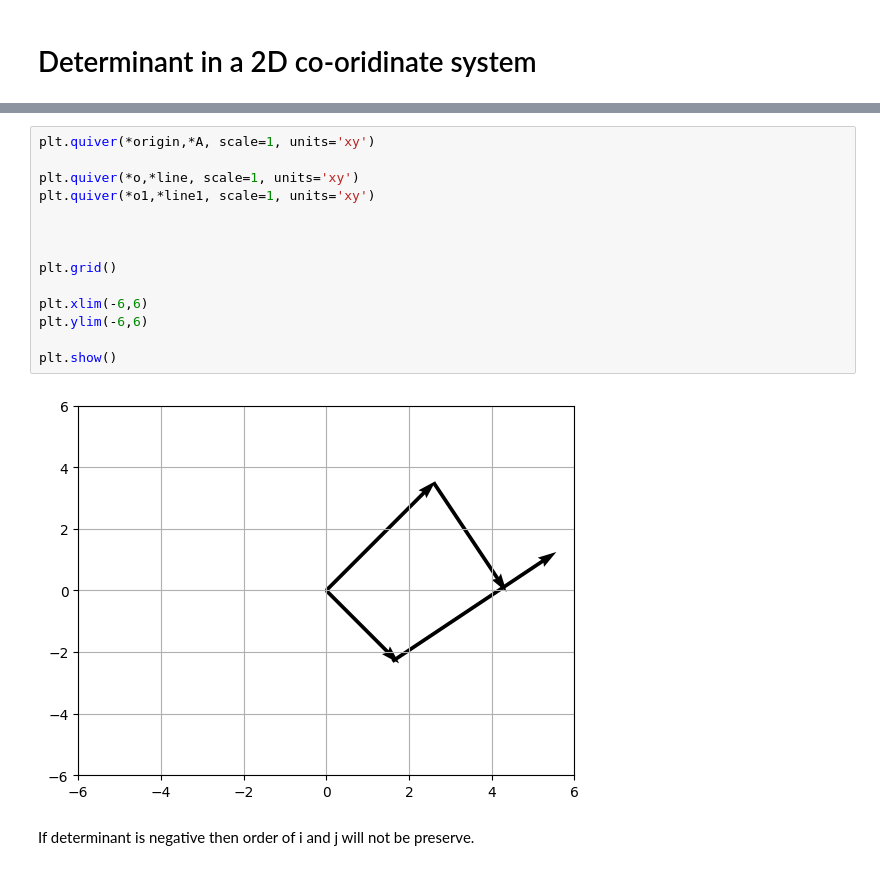
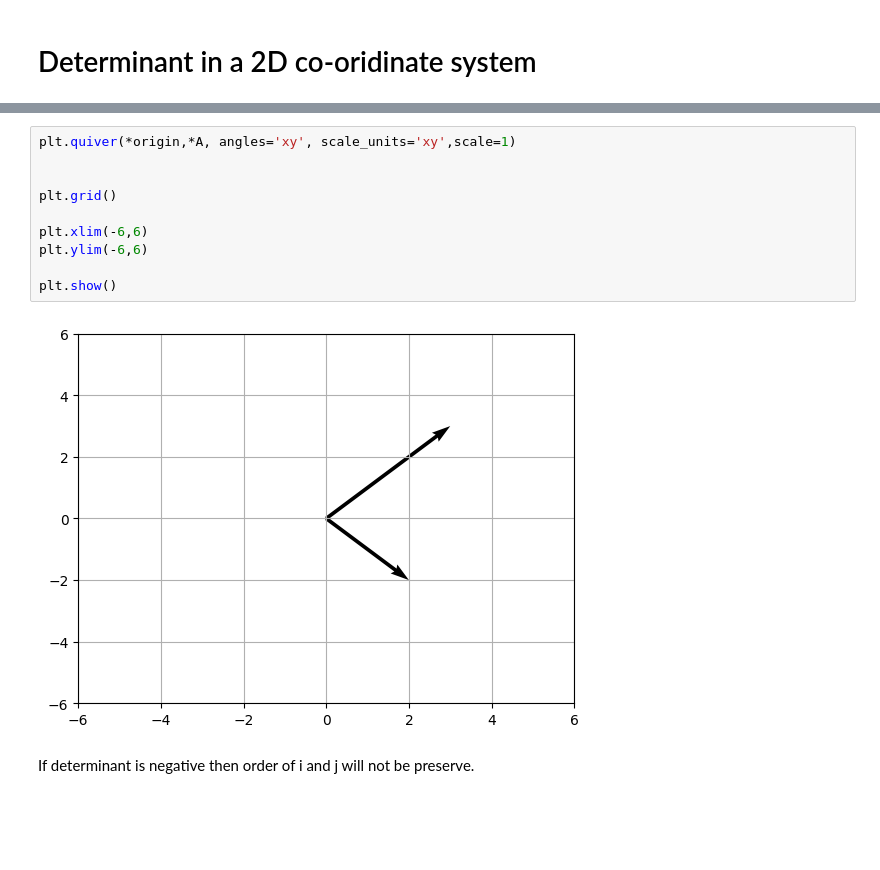
Before and after one commit to CoderAalok/Python_Libraries, a Jupyter notebook: Math for Machine Learning/linear_transformation_II.ipynb, the cells around one changed output, grey strips where cells are left out. Cells and saved outputs as stored; diff of their text form; blank space fills up the shorter version.

```diff
--- a/Math for Machine Learning/linear_transformation_II.ipynb
+++ b/Math for Machine Learning/linear_transformation_II.ipynb
@@ -81,21 +80,17 @@ o1 = np.array(([1.6],[-2.3]))
 [[ 24.  36.]
  [-24.  36.]]
 # %%
-plt.quiver(*origin,*A, scale=1, units='xy')
-
-plt.quiver(*o,*line, scale=1, units='xy')
-plt.quiver(*o1,*line1, scale=1, units='xy')
-
+plt.quiver(*origin,*A, angles='xy', scale_units='xy',scale=1)
 
 
 plt.grid()
 
 plt.xlim(-6,6)
 plt.ylim(-6,6)
 
 plt.show()
 # %% [output]
-[figure, old version]
+[figure, new version]
 # %% [markdown]
 If determinant is negative then order of i and j will not be preserve.
 # %%
```
Also changed, not shown: parts of 17 cells of this notebook.
